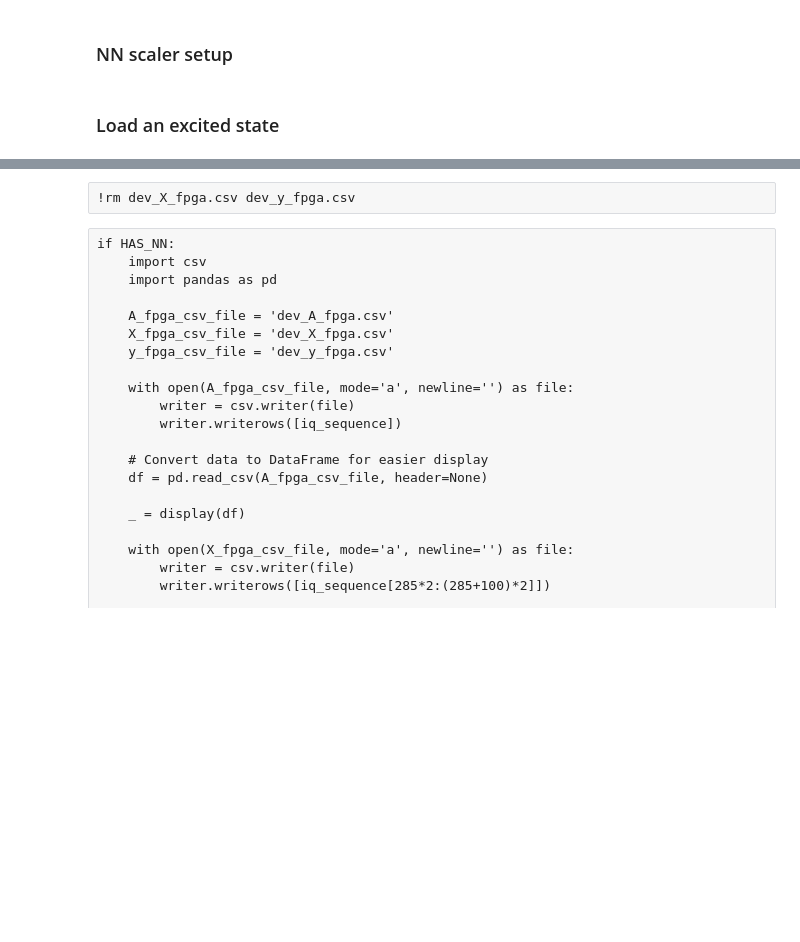
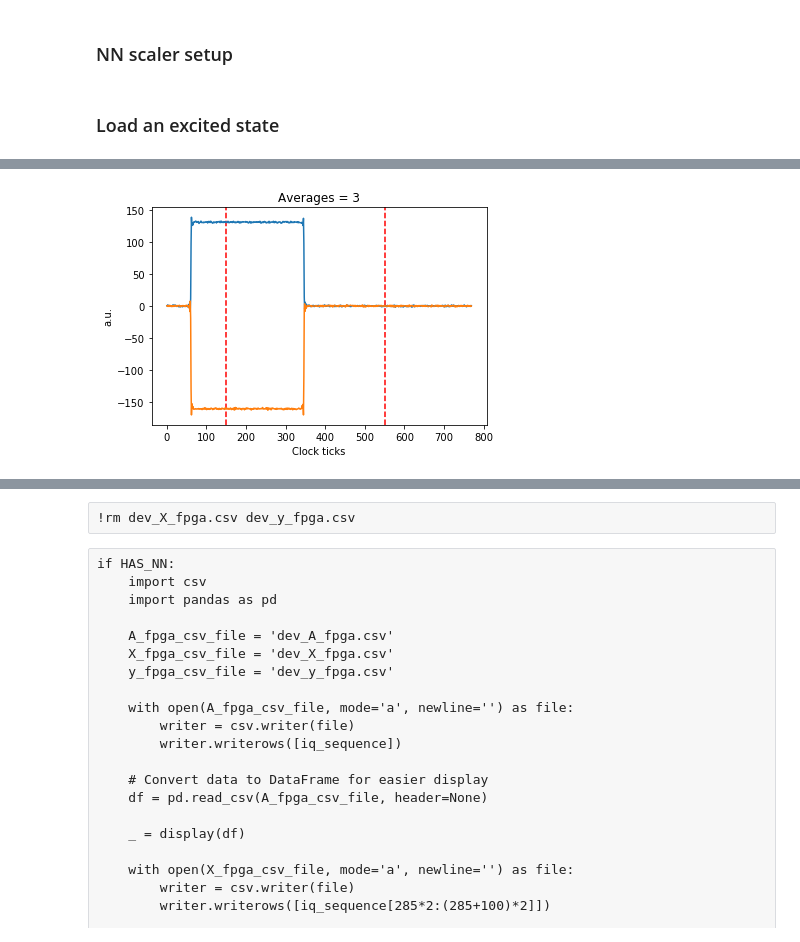
Before and after one commit to GiuseppeDiGuglielmo/qick, a Jupyter notebook: qick_ml/send_receive_pulse.ipynb, the cells around one changed output, grey strips where cells are left out. Drawn from its saved outputs; the diff is of its cells as text; code cells hidden in the pictures; blank space fills up the shorter version.

```diff
--- a/qick_ml/send_receive_pulse.ipynb
+++ b/qick_ml/send_receive_pulse.ipynb
@@ -39,9 +64,7 @@ DATASET_DATE = '00000000'
 # HAS_NN = 0
 
 # QICK + NN + syn/imp optimizations
-#CUSTOM_BIT = '216/{}/{}/qick_216_nn_285_385.bit'.format(branch_name, DATASET_DATE)
-CUSTOM_BIT = '216/{}/{}/qick_216_nn_150_550_updated.bit'.format(branch_name, DATASET_DATE)
-#CUSTOM_BIT = '216/{}/{}/qick_216_nn_0_770.bit'.format(branch_name, DATASET_DATE)
+CUSTOM_BIT = '216/{}/{}/qick_216_nn_w400.bit'.format(branch_name, DATASET_DATE)
 HAS_NN = 1
 
 # Configure channels
@@ -139,7 +185,7 @@ config={"res_ch": GEN_CH, #6, # --Fixed
         "res_phase": 0, # --degrees
         "pulse_style": "const", # --Fixed
 
-        "length":100, # [Clock ticks]
+        "length":400, # [Clock ticks]
         # Try varying length from 10-100 clock ticks
 
         "readout_length":770, # [Clock ticks]
@@ -156,7 +202,7 @@ config={"res_ch": GEN_CH, #6, # --Fixed
         "adc_trig_offset": 100, # [Clock ticks]
         # Try varying adc_trig_offset from 100 to 220 clock ticks
 
-        "soft_avgs": 1
+        "soft_avgs": 3
         # Try varying soft_avgs from 1 to 200 averages
 
        }
@@ -229,17 +212,0 @@ len(soccfg.axi_blk_bram_ctrl_0.mmio.array)
-# %%
-#
-# ATTENTION: if the cell fails, please make sure that
-#            the base_address matches the associated
-#            value in the address editor of the Vivado
-#            project.
-#
-if HAS_NN:
-    from pynq import MMIO
-    #
-    # Programming the NN
-    #
-    SCALING_FACTOR = 1
-    TRIGGER_DELAY = 1
-
-    reset_classifier()
-    configure_classifier(SCALING_FACTOR, TRIGGER_DELAY)
@@ -245,0 +355,13 @@ if HAS_NN:
+# %%
+%%time
+if HAS_NN:
+    WINDOW_SIZE = 400
+    WINDOW_OFFSET = 150
+    SCALING_FACTOR = 1
+    TRIGGER_DELAY = 0
+
+    # Reset the classifier in deep mode (first 16 elements of the buffer are set to 0)
+    reset_classifier(deep_reset = True, index_lo = 0, index_hi = 15)
+
+    # The NN IP ignores the WINDOW_SIZE for now
+    configure_classifier(WINDOW_SIZE, WINDOW_OFFSET, SCALING_FACTOR, TRIGGER_DELAY, debug=True)
@@ -249,8 +401,15 @@ if HAS_NN:
 # %%
+%%time
 for i in range(1):
     prog = LoopbackProgram(soccfg, config)
 
     iq_list = prog.acquire_decimated(soc, progress=True)
+
+
+    ###########################################################
+    axvline(WINDOW_OFFSET, ls = '--', color = 'red')
+    axvline(WINDOW_OFFSET+WINDOW_SIZE, ls = '--', color = 'red')
+    ###########################################################
 
     # Plot results.
     for ii, iq in enumerate(iq_list):
@@ -267,3 +426,4 @@ for i in range(1):
     #print([int(element) for pair in zip(*iq_list[0]) for element in pair])
     #import time
     #time.sleep(1)
+# %% [output]
@@ -270,3 +432,4 @@ for i in range(1):
+[figure, added]
 # %%
 import struct
 def float_to_hex32(f):
```
Also changed, not shown: parts of 22 cells of this notebook, 1 other file.
